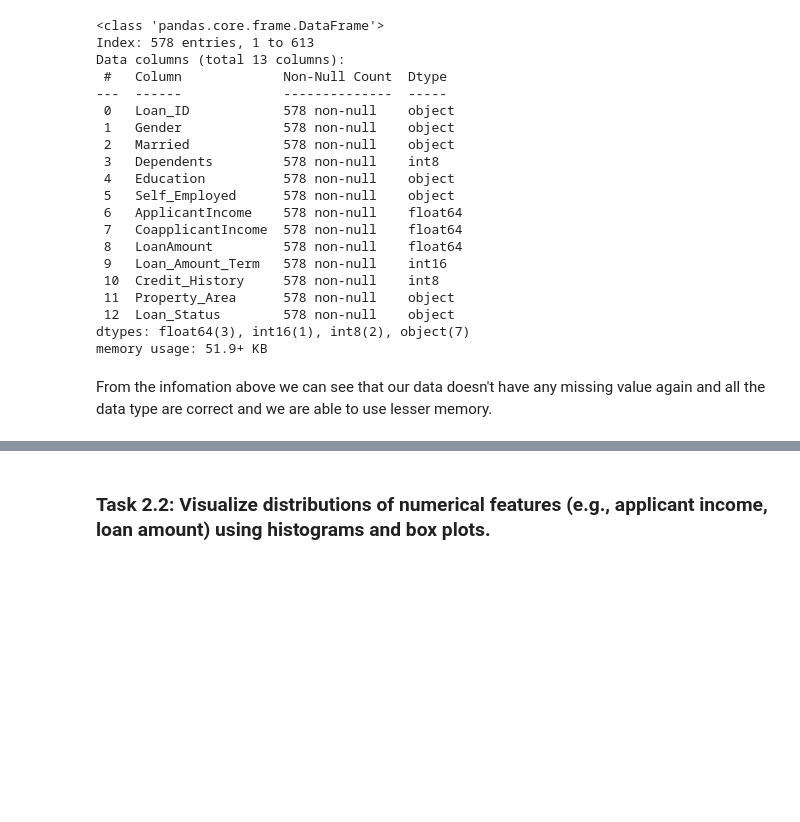
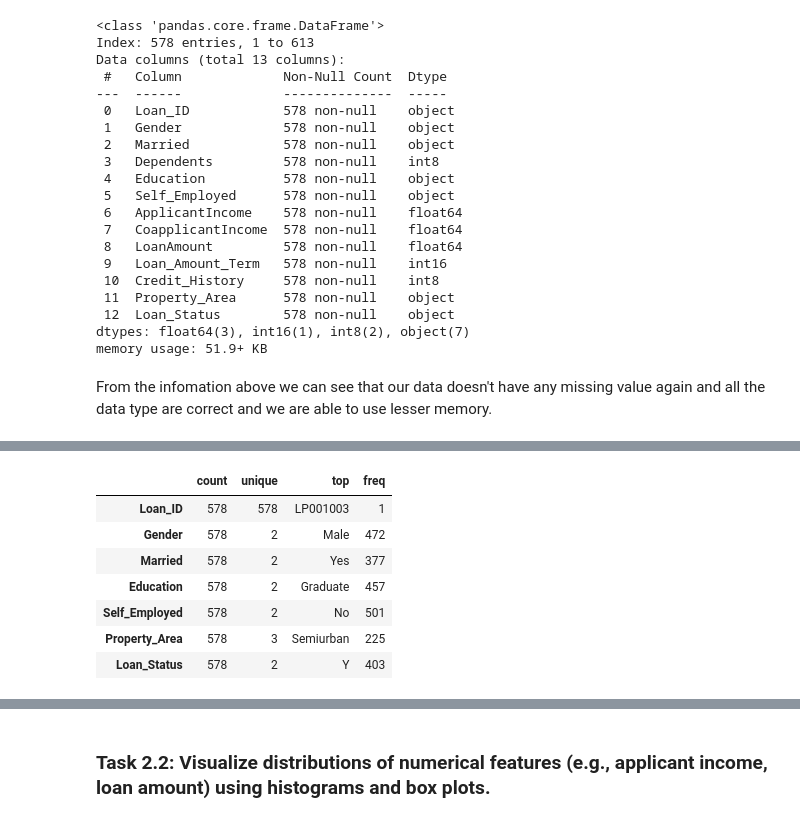
Before and after one commit to Olasquare043/EDA-on-Home-Loan-dataset, a Jupyter notebook: task_25.ipynb, the cells around one changed output, grey strips where cells are left out. Saved outputs shown, nothing was run; the diff lists cells and outputs as text; code cells hidden in the pictures; blank space fills up the shorter version.

Commit message:
Added descriptive statistics and intepretation

```diff
--- a/task_25.ipynb
+++ b/task_25.ipynb
@@ -395,0 +410,12 @@ train_data.describe()
+# %%
+# # let do summary of statistics for non-numeric (categorical) columns
+train_data.describe(include=['object']).T
+# %% [output]
+|  | count | unique | top | freq |
+| Loan_ID | 578 | 578 | LP001003 | 1 |
+| Gender | 578 | 2 | Male | 472 |
+| Married | 578 | 2 | Yes | 377 |
+| Education | 578 | 2 | Graduate | 457 |
+| Self_Employed | 578 | 2 | No | 501 |
+| Property_Area | 578 | 3 | Semiurban | 225 |
+| Loan_Status | 578 | 2 | Y | 403 |
```
Also changed, not shown: parts of 10 cells of this notebook.
